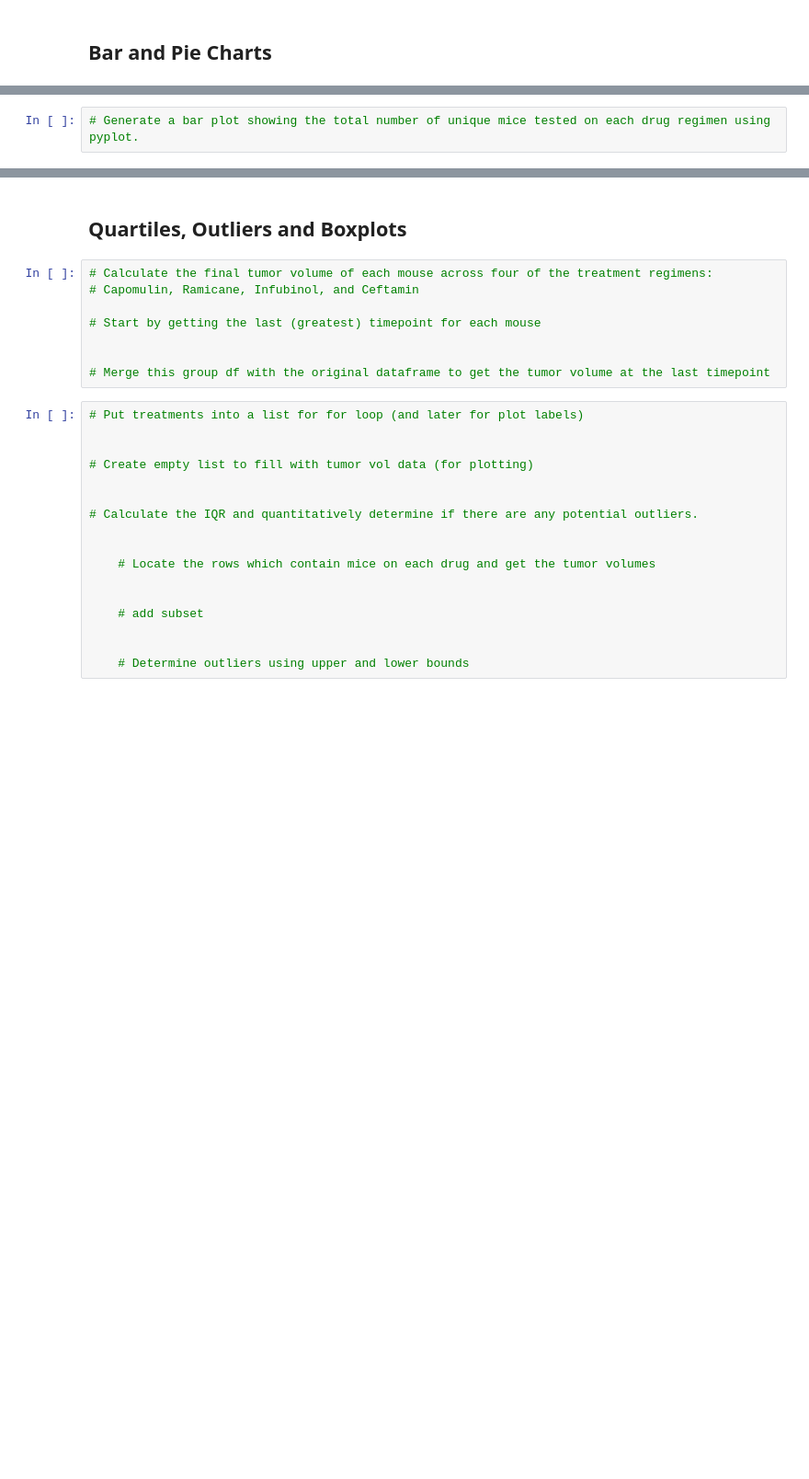
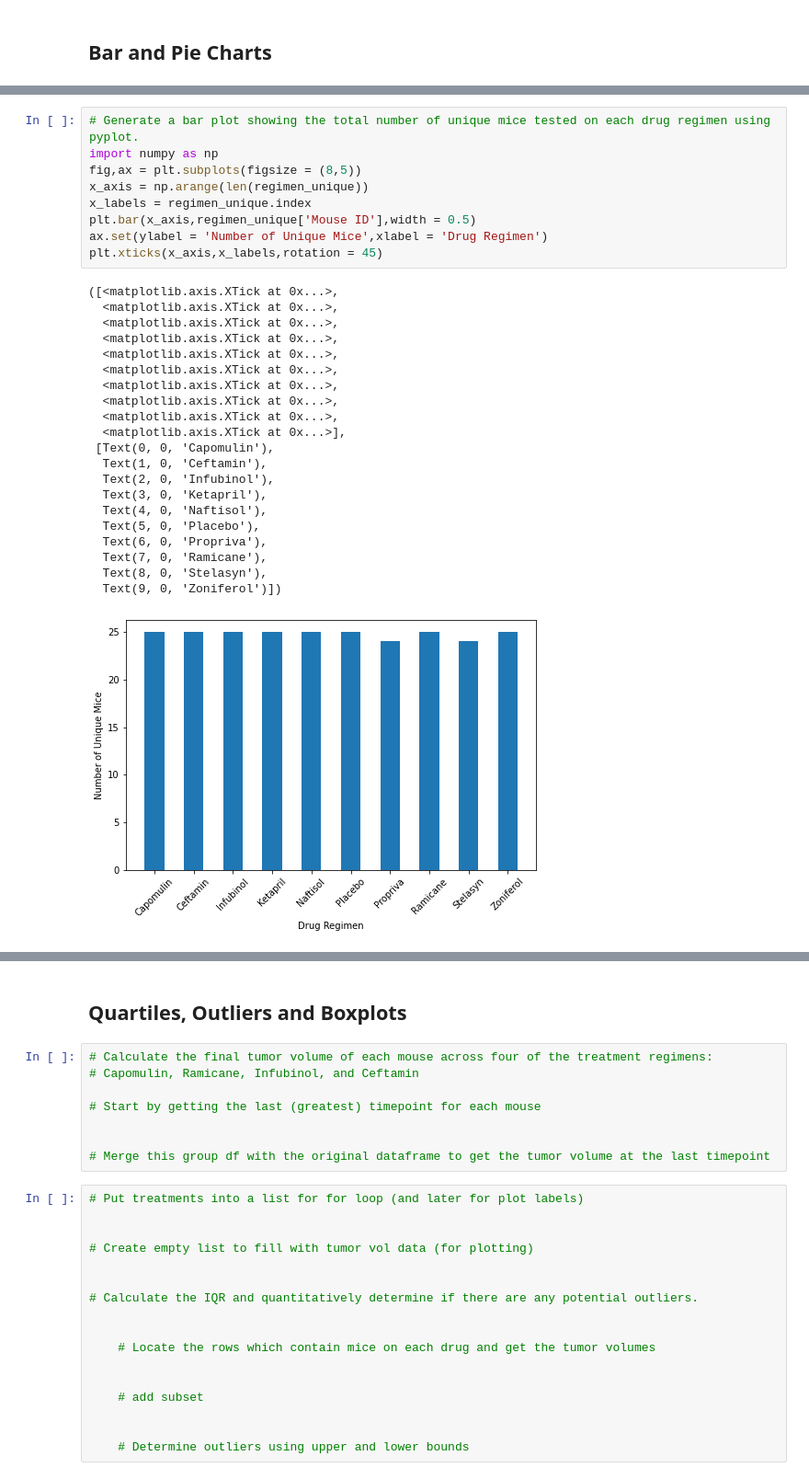
Before and after one commit to MohanPanga/pharma_data, a Jupyter notebook: Pymaceuticals/pymaceuticals_starter.ipynb, the cells around one changed output, grey strips where cells are left out. Shown at 92% size. Drawn from its saved outputs; the diff is of its cells as text; blank space fills up the shorter version.

```diff
--- a/Pymaceuticals/pymaceuticals_starter.ipynb
+++ b/Pymaceuticals/pymaceuticals_starter.ipynb
@@ -92,2 +137,31 @@ df['Mouse ID'].nunique()
 # %%
 # Generate a bar plot showing the total number of unique mice tested on each drug regimen using pyplot.
+import numpy as np
+fig,ax = plt.subplots(figsize = (8,5))
+x_axis = np.arange(len(regimen_unique))
+x_labels = regimen_unique.index
+plt.bar(x_axis,regimen_unique['Mouse ID'],width = 0.5)
+ax.set(ylabel = 'Number of Unique Mice',xlabel = 'Drug Regimen')
+plt.xticks(x_axis,x_labels,rotation = 45)
+# %% [output]
+([<matplotlib.axis.XTick at 0x...>,
+  <matplotlib.axis.XTick at 0x...>,
+  <matplotlib.axis.XTick at 0x...>,
+  <matplotlib.axis.XTick at 0x...>,
+  <matplotlib.axis.XTick at 0x...>,
+  <matplotlib.axis.XTick at 0x...>,
+  <matplotlib.axis.XTick at 0x...>,
+  <matplotlib.axis.XTick at 0x...>,
+  <matplotlib.axis.XTick at 0x...>,
+  <matplotlib.axis.XTick at 0x...>],
+ [Text(0, 0, 'Capomulin'),
+  Text(1, 0, 'Ceftamin'),
+  Text(2, 0, 'Infubinol'),
+  Text(3, 0, 'Ketapril'),
+  Text(4, 0, 'Naftisol'),
+  Text(5, 0, 'Placebo'),
+  Text(6, 0, 'Propriva'),
+  Text(7, 0, 'Ramicane'),
+  Text(8, 0, 'Stelasyn'),
+  Text(9, 0, 'Zoniferol')])
+[figure, added]
```
Also changed, not shown: parts of 6 cells of this notebook.
